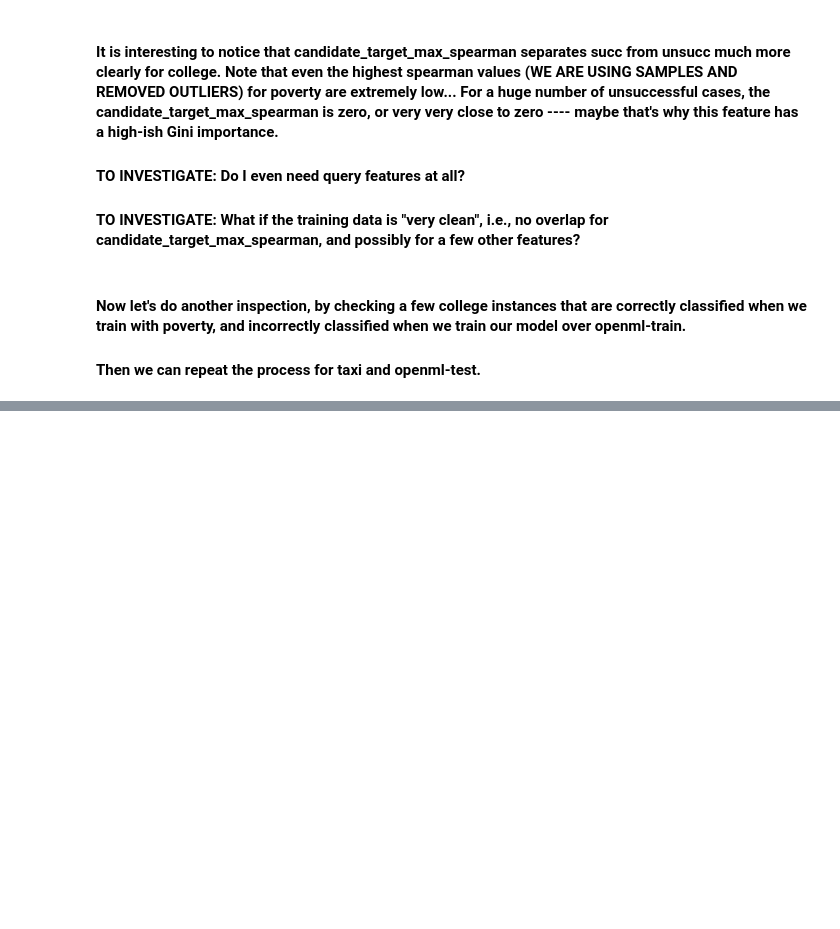
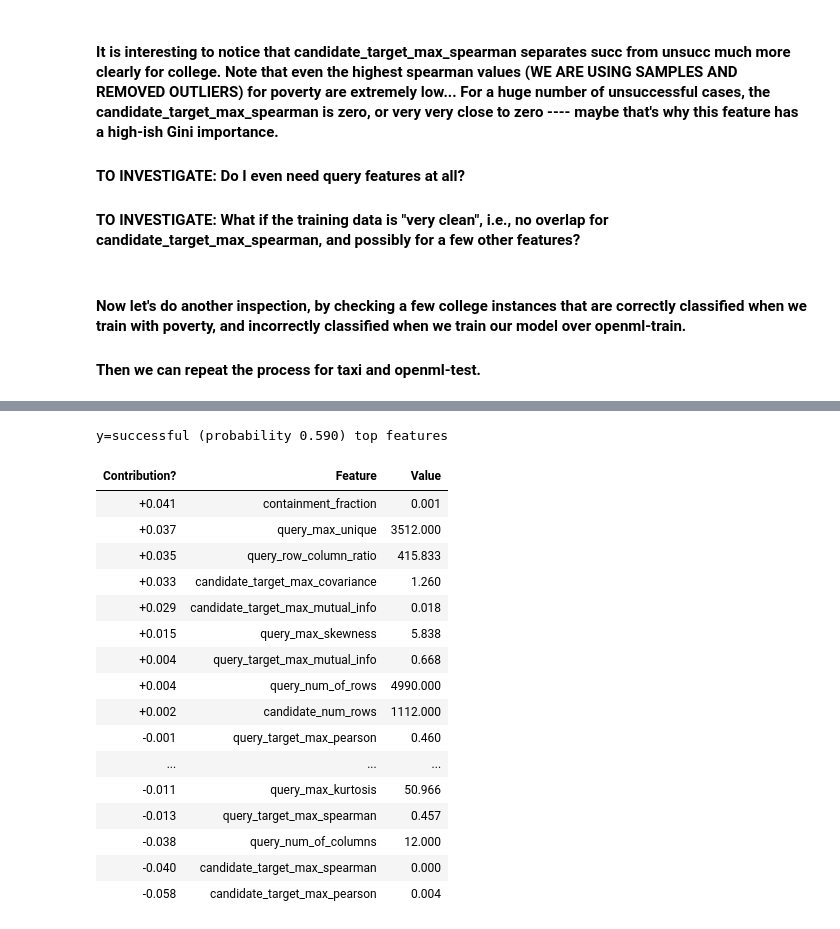
Before and after one commit to VIDA-NYU/prida, a Jupyter notebook: improvement-prediction/classification/Checking differences in training datasets.ipynb, the cells around one changed output, grey strips where cells are left out. Cells and saved outputs as stored; diff of their text form; code cells hidden in the pictures; blank space fills up the shorter version.

```diff
--- a/improvement-prediction/classification/Checking differences in training datasets.ipynb
+++ b/improvement-prediction/classification/Checking differences in training datasets.ipynb
@@ -290,0 +363,23 @@ sample_fn_poverty = false_negative_poverty.sample(5)
+# %%
+eli5.show_prediction(rf_openml_train, sample_fp_openml_train.iloc[4][FEATURES],
+                     feature_names=FEATURES,
+                     show_feature_values=True, feature_filter=no_bias)
+# %% [output]
+y=successful (probability 0.590) top features
+| Contribution? | Feature | Value |
+| +0.041 | containment_fraction | 0.001 |
+| +0.037 | query_max_unique | 3512.000 |
+| +0.035 | query_row_column_ratio | 415.833 |
+| +0.033 | candidate_target_max_covariance | 1.260 |
+| +0.029 | candidate_target_max_mutual_info | 0.018 |
+| +0.015 | query_max_skewness | 5.838 |
+| +0.004 | query_target_max_mutual_info | 0.668 |
+| +0.004 | query_num_of_rows | 4990.000 |
+| +0.002 | candidate_num_rows | 1112.000 |
+| -0.001 | query_target_max_pearson | 0.460 |
+| ... | ... | ... |
+| -0.011 | query_max_kurtosis | 50.966 |
+| -0.013 | query_target_max_spearman | 0.457 |
+| -0.038 | query_num_of_columns | 12.000 |
+| -0.040 | candidate_target_max_spearman | 0.000 |
+| -0.058 | candidate_target_max_pearson | 0.004 |
```
Also changed, not shown: parts of 36 cells of this notebook.
